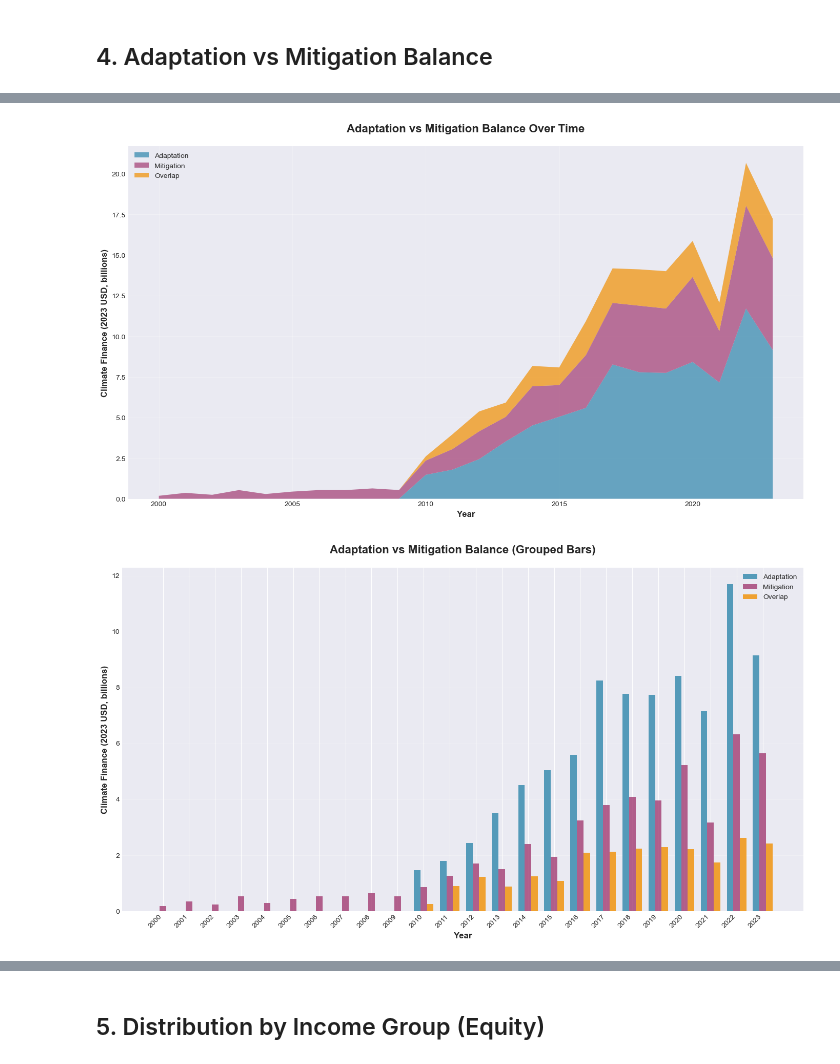
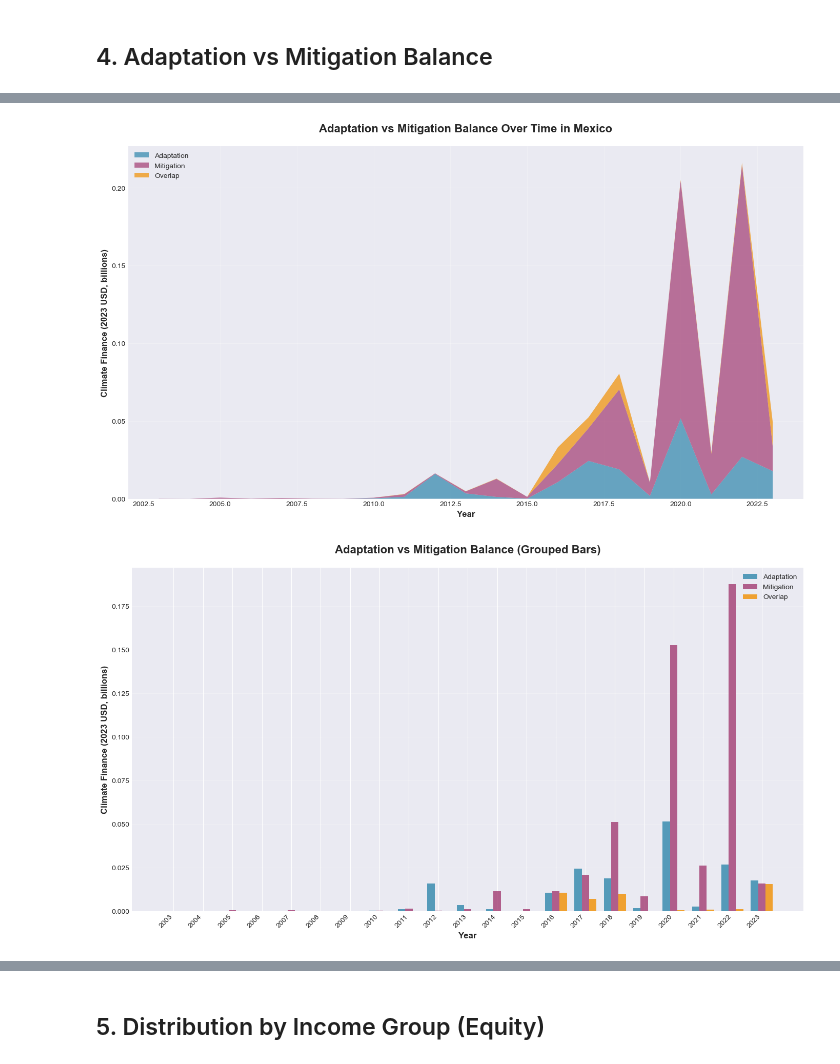
Before and after one commit to siyagoel/econ155, a Jupyter notebook: CRDF_analysis.ipynb, the cells around one changed output, grey strips where cells are left out. Saved outputs shown, nothing was run; the diff lists cells and outputs as text; code cells hidden in the pictures.

Commit message:
Update analysis notebooks and add data files

```diff
--- a/CRDF_analysis.ipynb
+++ b/CRDF_analysis.ipynb
@@ -134,0 +200,20 @@ Sample data:
+# %%
+# Filter data to Mexico only
+target_recipient = "Mexico"
+
+if 'Recipient' not in df.columns:
+    print("Column 'Recipient' not found in df.")
+else:
+    # Check unique recipient values to see if Mexico exists (case-insensitive)
+    unique_recipients = df['Recipient'].astype(str).str.strip().unique()
+    mexico_variants = [r for r in unique_recipients if 'mexico' in r.lower()]
+
+    if mexico_variants:
+        print(f"Found Mexico recipient variants: {mexico_variants}")
+        # Filter to Mexico (case-insensitive)
+        df = df[df['Recipient'].astype(str).str.strip().str.lower() == 'mexico'].copy()
+        print(f"\nFiltered dataset shape: {df.shape}")
+        print(f"Number of rows for Mexico: {len(df)}")
+    else:
+        print(f"Warning: 'Mexico' not found in Recipient column.")
+        print(f"Sample recipients: {list(unique_recipients[:20])}")
@@ -514,6 +574,7 @@ elif 'Year' not in df.columns:
     print("Column 'Year' not found in df.")
 else:
     df_sector = df[df['Sector'].astype(str).str.strip() == target_sector].copy()
+    len(df_sector)
 
     if df_sector.empty:
         print(f"No rows found for Sector = {target_sector!r}")
@@ -542,7 +603,7 @@ else:
         )
 
         plt.title(
-            f'Adaptation vs Mitigation Balance Over Time',
+            f'Adaptation vs Mitigation Balance Over Time in Mexico',
             fontsize=16,
             fontweight='bold',
             pad=20
@@ -572,32 +633,32 @@ else:
             yearly_balance[mitigation_col] / 1e6,
             width,
             label='Mitigation',
             color='#A23B72',
             alpha=0.8
         )
         ax.bar(
             x + width,
             yearly_balance[overlap_col] / 1e6,
             width,
             label='Overlap',
             color='#F18F01',
             alpha=0.8
         )
 
         ax.set_xlabel('Year', fontsize=12, fontweight='bold')
         ax.set_ylabel('Climate Finance (2023 USD, billions)', fontsize=12, fontweight='bold')
         ax.set_title(
             f'Adaptation vs Mitigation Balance (Grouped Bars)',
             fontsize=16,
             fontweight='bold',
             pad=20
         )
         ax.set_xticks(x)
         ax.set_xticklabels(yearly_balance.index, rotation=45, ha='right')
         ax.legend()
         ax.grid(axis='y', alpha=0.3)
         plt.tight_layout()
         plt.show()
 # %% [output]
-[figure, old version]
+[figure, new version]
-[figure, old version]
+[figure, new version]
```
Also changed, not shown: parts of 21 cells of this notebook, 3 other files.
